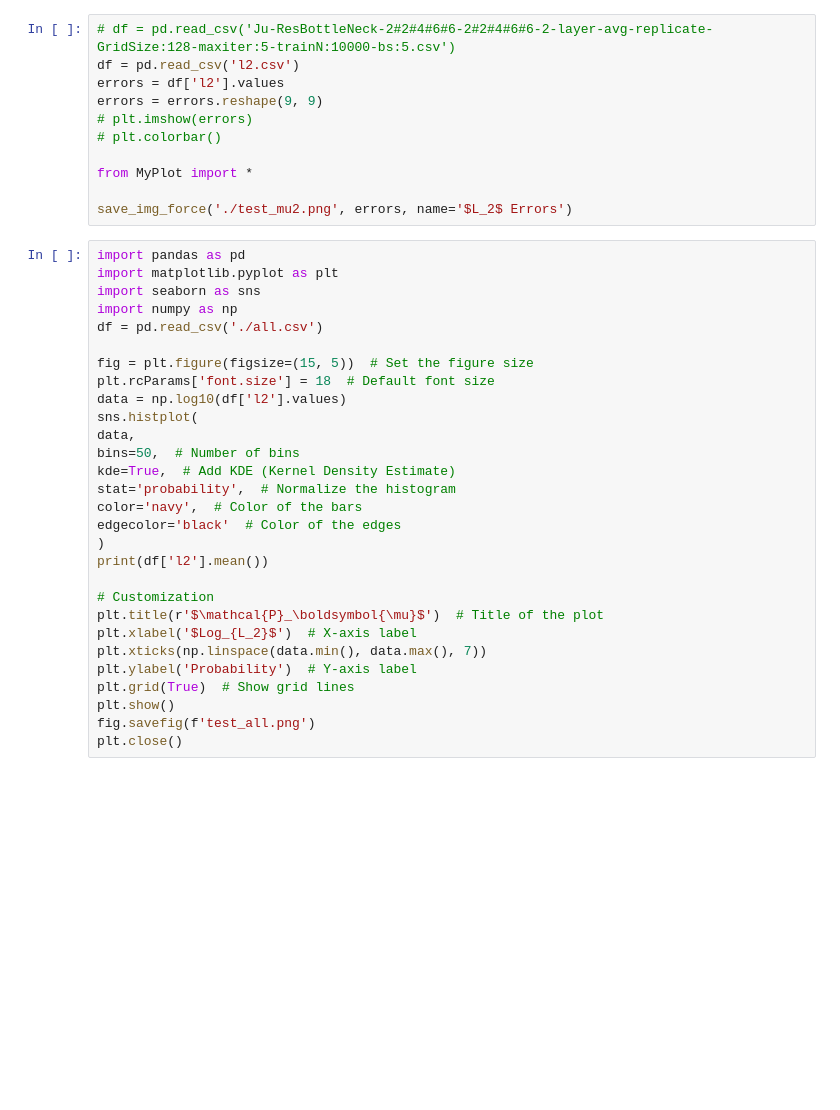
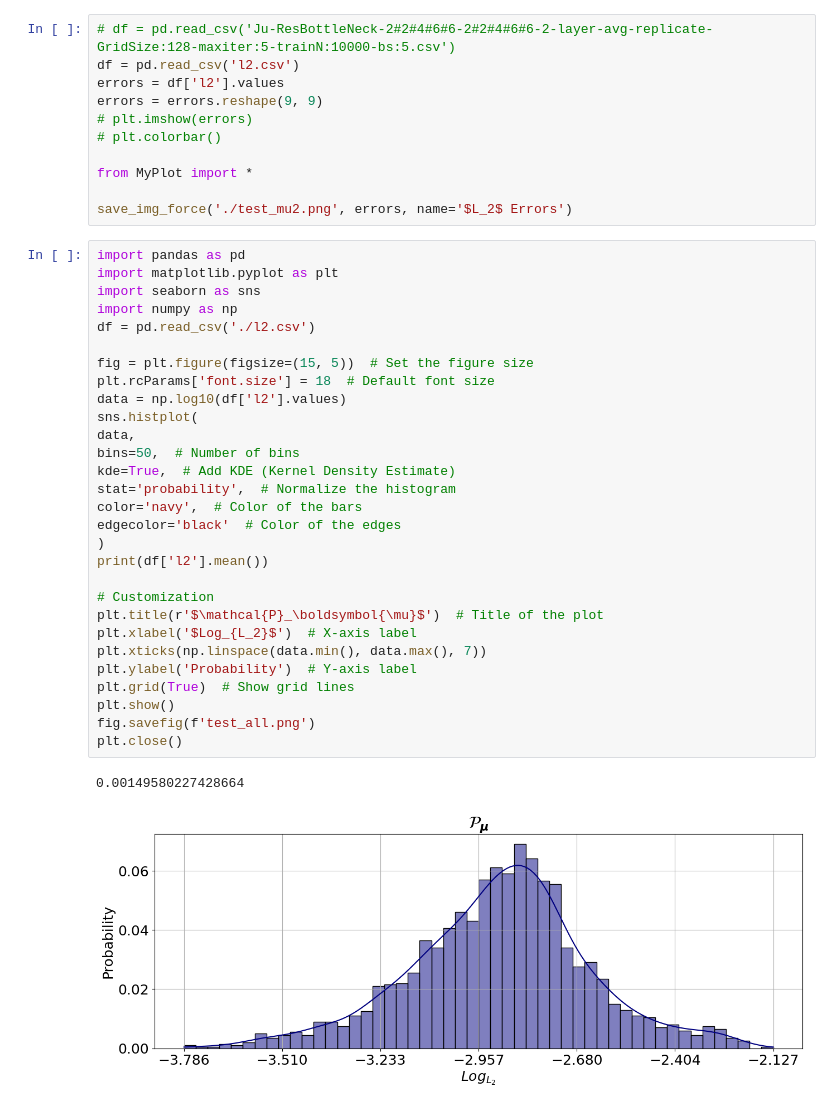
Before and after one commit to dljjqy/DSM, a Jupyter notebook: fit_nlinear/DeepLearning_test.ipynb, the cells around one changed output. Cells and saved outputs as stored; diff of their text form; blank space fills up the shorter version.

```diff
--- a/fit_nlinear/DeepLearning_test.ipynb
+++ b/fit_nlinear/DeepLearning_test.ipynb
@@ -120,29 +119,32 @@ save_img_force('./test_mu2.png', errors, name='$L_2$ Errors')
 # %%
 import pandas as pd
 import matplotlib.pyplot as plt
 import seaborn as sns
 import numpy as np
-df = pd.read_csv('./all.csv')
+df = pd.read_csv('./l2.csv')
 
 fig = plt.figure(figsize=(15, 5))  # Set the figure size
 plt.rcParams['font.size'] = 18  # Default font size
 data = np.log10(df['l2'].values)
 sns.histplot(
 data,
 bins=50,  # Number of bins
 kde=True,  # Add KDE (Kernel Density Estimate)
 stat='probability',  # Normalize the histogram
 color='navy',  # Color of the bars
 edgecolor='black'  # Color of the edges
 )
 print(df['l2'].mean())
 
 # Customization
 plt.title(r'$\mathcal{P}_\boldsymbol{\mu}$')  # Title of the plot
 plt.xlabel('$Log_{L_2}$')  # X-axis label
 plt.xticks(np.linspace(data.min(), data.max(), 7))
 plt.ylabel('Probability')  # Y-axis label
 plt.grid(True)  # Show grid lines
 plt.show()
 fig.savefig(f'test_all.png')
 plt.close()
+# %% [output]
+0.00149580227428664
+[figure, added]
```
Also changed, not shown: parts of 2 cells of this notebook, 15 other files.
